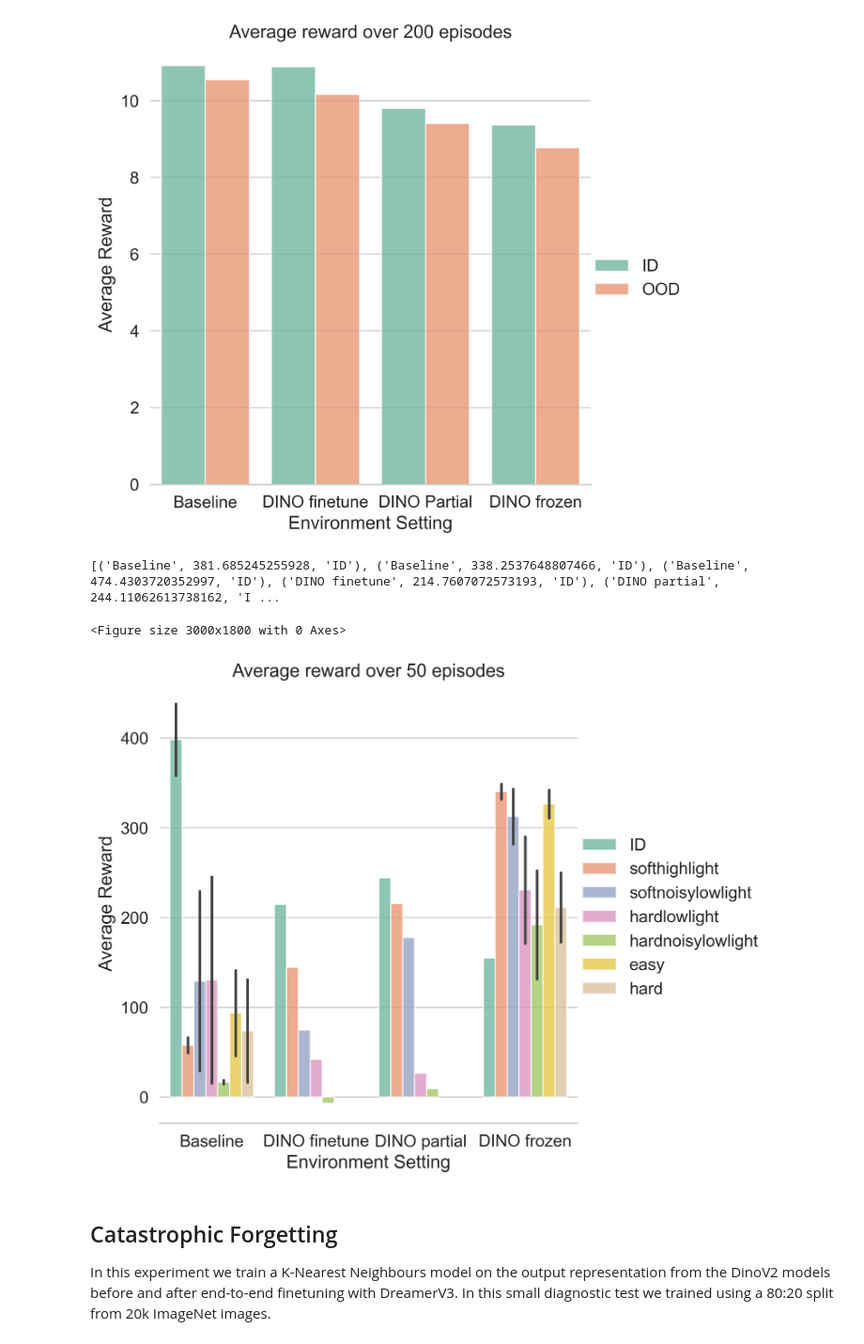
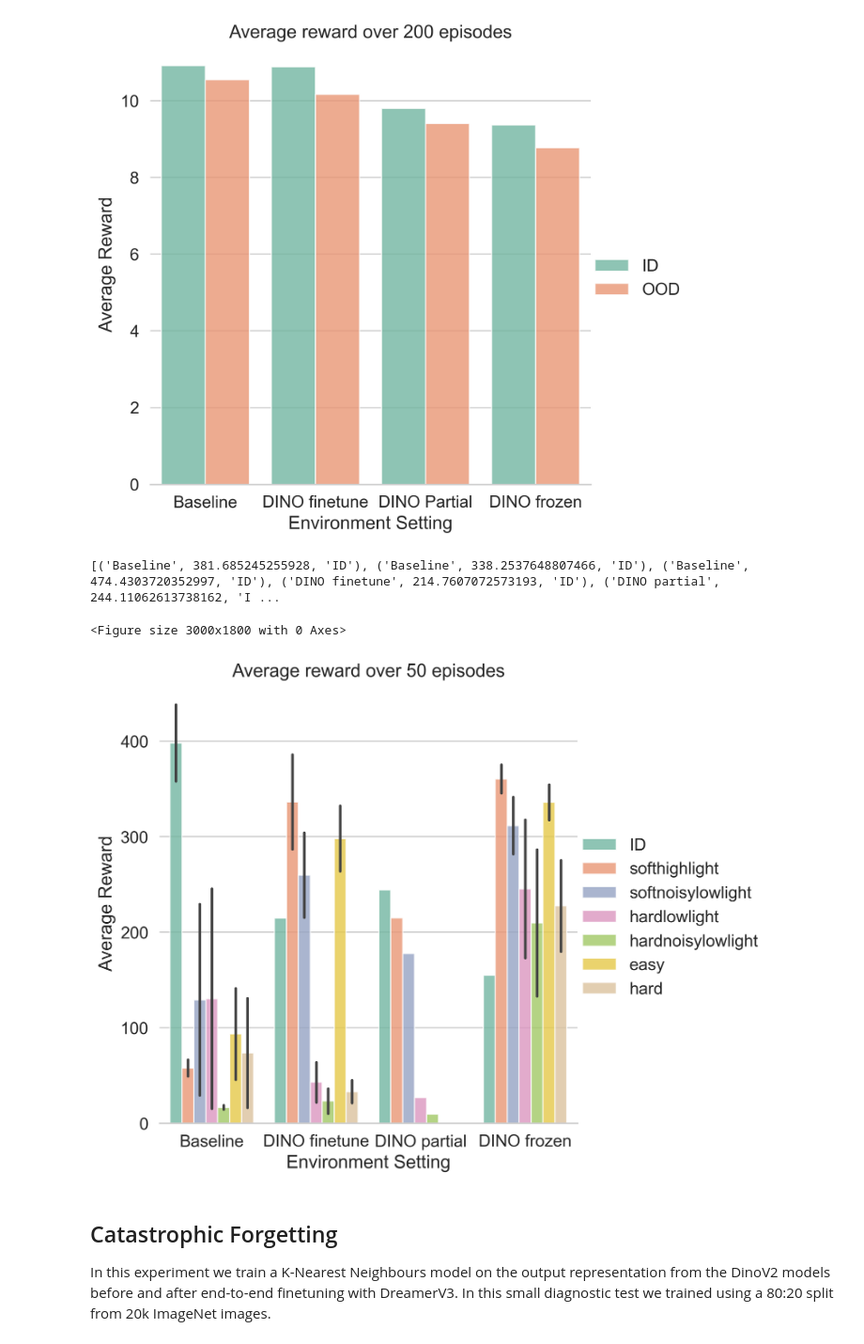
Before and after one commit to JottScones/PVMs-with-DreamerV3, a Jupyter notebook: plot_eval_results.ipynb, the cells around one changed output. Shown at 94% size. Saved outputs shown, nothing was run; the diff lists cells and outputs as text; code cells hidden in the pictures.

```diff
--- a/plot_eval_results.ipynb
+++ b/plot_eval_results.ipynb
@@ -101,74 +101,114 @@ plot_carla(
         ("logdir/DINOPartial_carla_eval_ID", "DINO partial ID"),
         ("logdir/DINOFreeze_carla_eval_ID", "DINO frozen ID"),
 
+        # ------------- soft high light -------------
         ("logdir/baseline_carla_eval_soft_high_light", "Baseline softhighlight"),
         ("logdir/baseline_carla_eval_soft_high_light_1", "Baseline softhighlight"),
         ("logdir/baseline_carla_eval_soft_high_light_2", "Baseline softhighlight"),
+
         ("logdir/DINOFT_carla_eval_soft_high_light", "DINO finetune softhighlight"),
+        ("logdir/DINOFT_carla_eval_soft_high_light_1", "DINO finetune softhighlight"),
+        ("logdir/DINOFT_carla_eval_soft_high_light_2", "DINO finetune softhighlight"),
+
         ("logdir/DINOPartial_carla_eval_soft_high_light", "DINO partial softhighlight"),
+
         ("logdir/DINOFreeze_carla_eval_soft_high_light", "DINO frozen softhighlight"),
         ("logdir/DINOFreeze_carla_eval_soft_high_light_1", "DINO frozen softhighlight"),
         ("logdir/DINOFreeze_carla_eval_soft_high_light_2", "DINO frozen softhighlight"),
 
+        # ------------- soft low light -------------
         ("logdir/baseline_carla_eval_soft_noisy_low_light", "Baseline softnoisylowlight"),
         ("logdir/baseline_carla_eval_soft_noisy_low_light_1", "Baseline softnoisylowlight"),
         ("logdir/baseline_carla_eval_soft_noisy_low_light_2", "Baseline softnoisylowlight"),
+
         ("logdir/DINOFT_carla_eval_soft_noisy_low_light", "DINO finetune softnoisylowlight"),
+        ("logdir/DINOFT_carla_eval_soft_noisy_low_light_1", "DINO finetune softnoisylowlight"),
+        ("logdir/DINOFT_carla_eval_soft_noisy_low_light_2", "DINO finetune softnoisylowlight"),
+
         ("logdir/DINOPartial_carla_eval_soft_noisy_low_light", "DINO partial softnoisylowlight"),
+
         ("logdir/DINOFreeze_carla_eval_soft_noisy_low_light", "DINO frozen softnoisylowlight"),
         ("logdir/DINOFreeze_carla_eval_soft_noisy_low_light_1", "DINO frozen softnoisylowlight"),
         ("logdir/DINOFreeze_carla_eval_soft_noisy_low_light_2", "DINO frozen softnoisylowlight"),
 
+        # ------------- hard low light -------------
         ("logdir/baseline_carla_eval_hard_low_light", "Baseline hardlowlight"),
         ("logdir/baseline_carla_eval_hard_low_light_1", "Baseline hardlowlight"),
         ("logdir/baseline_carla_eval_hard_low_light_2", "Baseline hardlowlight"),
+
         ("logdir/DINOFT_carla_eval_hard_low_light", "DINO finetune hardlowlight"),
+        ("logdir/DINOFT_carla_eval_hard_low_light_1", "DINO finetune hardlowlight"),
+        ("logdir/DINOFT_carla_eval_hard_low_light_2", "DINO finetune hardlowlight"),
+
         ("logdir/DINOPartial_carla_eval_hard_low_light", "DINO partial hardlowlight"),
+
         ("logdir/DINOFreeze_carla_eval_hard_low_light", "DINO frozen hardlowlight"),
         ("logdir/DINOFreeze_carla_eval_hard_low_light_1", "DINO frozen hardlowlight"),
         ("logdir/DINOFreeze_carla_eval_hard_low_light_2", "DINO frozen hardlowlight"),
 
+        # ------------- hard noisy low light -------------
         ("logdir/baseline_carla_eval_hard_noisy_low_light", "Baseline hardnoisylowlight"),
         ("logdir/baseline_carla_eval_hard_noisy_low_light_1", "Baseline hardnoisylowlight"),
         ("logdir/baseline_carla_eval_hard_noisy_low_light_2", "Baseline hardnoisylowlight"),
+
         ("logdir/DINOFT_carla_eval_hard_noisy_low_light", "DINO finetune hardnoisylowlight"),
+        ("logdir/DINOFT_carla_eval_hard_noisy_low_light_1", "DINO finetune hardnoisylowlight"),
+        ("logdir/DINOFT_carla_eval_hard_noisy_low_light_2", "DINO finetune hardnoisylowlight"),
+
         ("logdir/DINOPartial_carla_eval_hard_noisy_low_light", "DINO partial hardnoisylowlight"),
+
         ("logdir/DINOFreeze_carla_eval_hard_noisy_low_light", "DINO frozen hardnoisylowlight"),
         ("logdir/DINOFreeze_carla_eval_hard_noisy_low_light_1", "DINO frozen hardnoisylowlight"),
         ("logdir/DINOFreeze_carla_eval_hard_noisy_low_light_2", "DINO frozen hardnoisylowlight"),
 
+        # ------------- gathered results -------------
         ("logdir/baseline_carla_eval_soft_high_light", "Baseline easy"),
         ("logdir/baseline_carla_eval_soft_high_light_1", "Baseline easy"),
         ("logdir/baseline_carla_eval_soft_high_light_2", "Baseline easy"),
         ("logdir/baseline_carla_eval_soft_noisy_low_light", "Baseline easy"),
         ("logdir/baseline_carla_eval_soft_noisy_low_light_1", "Baseline easy"),
         ("logdir/baseline_carla_eval_soft_noisy_low_light_2", "Baseline easy"),
+
         ("logdir/baseline_carla_eval_hard_low_light", "Baseline hard"),
         ("logdir/baseline_carla_eval_hard_low_light_1", "Baseline hard"),
         ("logdir/baseline_carla_eval_hard_low_light_2", "Baseline hard"),
         ("logdir/baseline_carla_eval_hard_noisy_low_light", "Baseline hard"),
         ("logdir/baseline_carla_eval_hard_noisy_low_light_1", "Baseline hard"),
         ("logdir/baseline_carla_eval_hard_noisy_low_light_2", "Baseline hard"),
 
+        ("logdir/DINOFT_carla_eval_soft_high_light", "DINO finetune easy"),
+        ("logdir/DINOFT_carla_eval_soft_high_light_1", "DINO finetune easy"),
+        ("logdir/DINOFT_carla_eval_soft_high_light_2", "DINO finetune easy"),
+        ("logdir/DINOFT_carla_eval_soft_noisy_low_light", "DINO finetune easy"),
+        ("logdir/DINOFT_carla_eval_soft_noisy_low_light_1", "DINO finetune easy"),
+        ("logdir/DINOFT_carla_eval_soft_noisy_low_light_2", "DINO finetune easy"),
+
+        ("logdir/DINOFT_carla_eval_hard_low_light", "DINO finetune hard"),
+        ("logdir/DINOFT_carla_eval_hard_low_light_1", "DINO finetune hard"),
+        ("logdir/DINOFT_carla_eval_hard_low_light_2", "DINO finetune hard"),
+        ("logdir/DINOFT_carla_eval_hard_noisy_low_light", "DINO finetune hard"),
+        ("logdir/DINOFT_carla_eval_hard_noisy_low_light_1", "DINO finetune hard"),
+        ("logdir/DINOFT_carla_eval_hard_noisy_low_light_2", "DINO finetune hard"),
 
         ("logdir/DINOFreeze_carla_eval_soft_noisy_low_light", "DINO frozen easy"),
         ("logdir/DINOFreeze_carla_eval_soft_noisy_low_light_1", "DINO frozen easy"),
         ("logdir/DINOFreeze_carla_eval_soft_noisy_low_light_2", "DINO frozen easy"),
         ("logdir/DINOFreeze_carla_eval_soft_high_light", "DINO frozen easy"),
         ("logdir/DINOFreeze_carla_eval_soft_high_light_1", "DINO frozen easy"),
         ("logdir/DINOFreeze_carla_eval_soft_high_light_2", "DINO frozen easy"),
+
         ("logdir/DINOFreeze_carla_eval_hard_noisy_low_light", "DINO frozen hard"),
         ("logdir/DINOFreeze_carla_eval_hard_noisy_low_light_1", "DINO frozen hard"),
         ("logdir/DINOFreeze_carla_eval_hard_noisy_low_light_2", "DINO frozen hard"),
         ("logdir/DINOFreeze_carla_eval_hard_low_light", "DINO frozen hard"),
         ("logdir/DINOFreeze_carla_eval_hard_low_light_1", "DINO frozen hard"),
         ("logdir/DINOFreeze_carla_eval_hard_low_light_2", "DINO frozen hard"),
     ]
 )
 # %% [output]
 [('Baseline', 381.685245255928, 'ID'), ('Baseline', 338.2537648807466, 'ID'), ('Baseline', 474.4303720352997, 'ID'), ('DINO finetune', 214.7607072573193, 'ID'), ('DINO partial', 244.11062613738162, 'I ...
 <Figure size 3000x1800 with 0 Axes>
-[figure, old version]
+[figure, new version]
 # %% [markdown]
 ## Catastrophic Forgetting
 In this experiment we train a K-Nearest Neighbours model on the output representation from the DinoV2 models before and after end-to-end finetuning with DreamerV3. In this small diagnostic test we trained using a 80:20 split from 20k ImageNet images.
```
Also changed, not shown: 1 other file.
